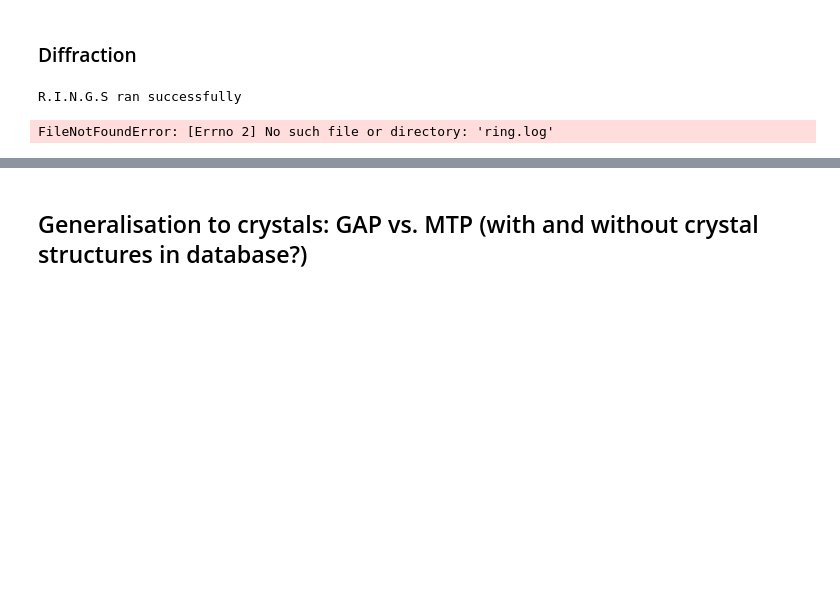
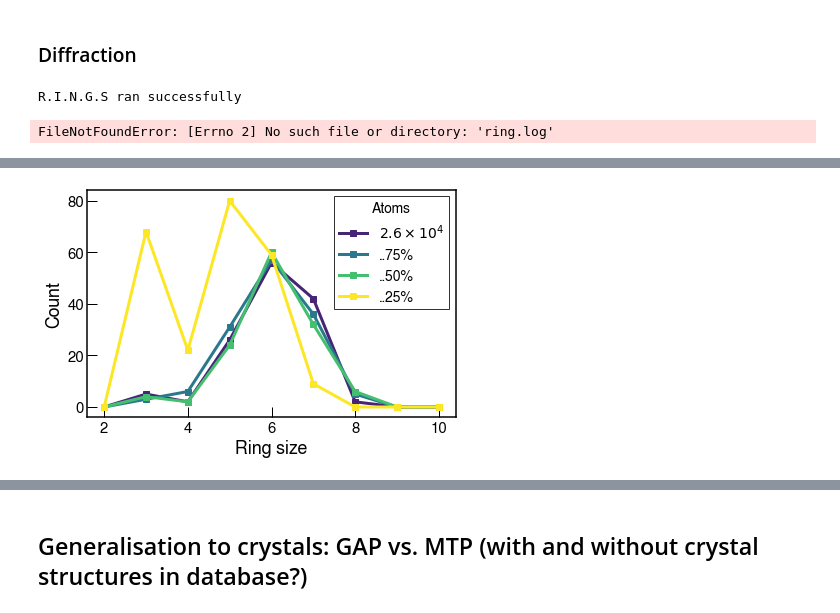
Before and after one commit to MorrowChem/Ge_analysis_local, a Jupyter notebook: Si_figures.ipynb, the cells around one changed output, grey strips where cells are left out. Cells and saved outputs as stored; diff of their text form; code cells hidden in the pictures; blank space fills up the shorter version.

```diff
--- a/Si_figures.ipynb
+++ b/Si_figures.ipynb
@@ -292,0 +402,10 @@ axs.set(xlim=(1,12))
+# %%
+fig, axs = plt.subplots()
+for ct, i in enumerate(selection):
+    axs.plot(*red_MDs[i].bond_angle_av[1], label=labels[ct], color=colors[ct])
+
+axs.set(xlabel='Bond angle / $\degree$', ylabel='Count')
+axs.legend(bbox_to_anchor=(0.04, 1.05), loc='upper left')
+# %%
+rs_red = [ring_statistics(i.df['Configs'][240000], cutoff=2.7) for i in red_MDs]
+rs_red = pad_rstats(rs_red)
@@ -292,0 +415,14 @@ axs.set(xlim=(1,12))
+# %%
+fig, axs = plt.subplots()
+for i, val in enumerate(selection):
+    axs.plot(np.arange(2, len(rs_red[0])), rs_red[val][2:], label=labels[i],
+             color=colors[i], marker='s')
+# axs.set(xlim=(2,11), ylim=(-5,5))
+axs.legend()
+axs.set(xlabel='Ring size', ylabel='Count')
+axs.tick_params(axis="both",direction="in", left="off",labelleft="on")
+axs.legend(title='Atoms', loc='upper right', bbox_to_anchor=(1.04,1.07))
+plt.tight_layout()
+fig.savefig('temp_figs/red_rings.png', dpi=100, bbox_inches='tight')
+# %% [output]
+[figure, added]
```
Also changed, not shown: parts of 41 cells of this notebook, 6 other files.
